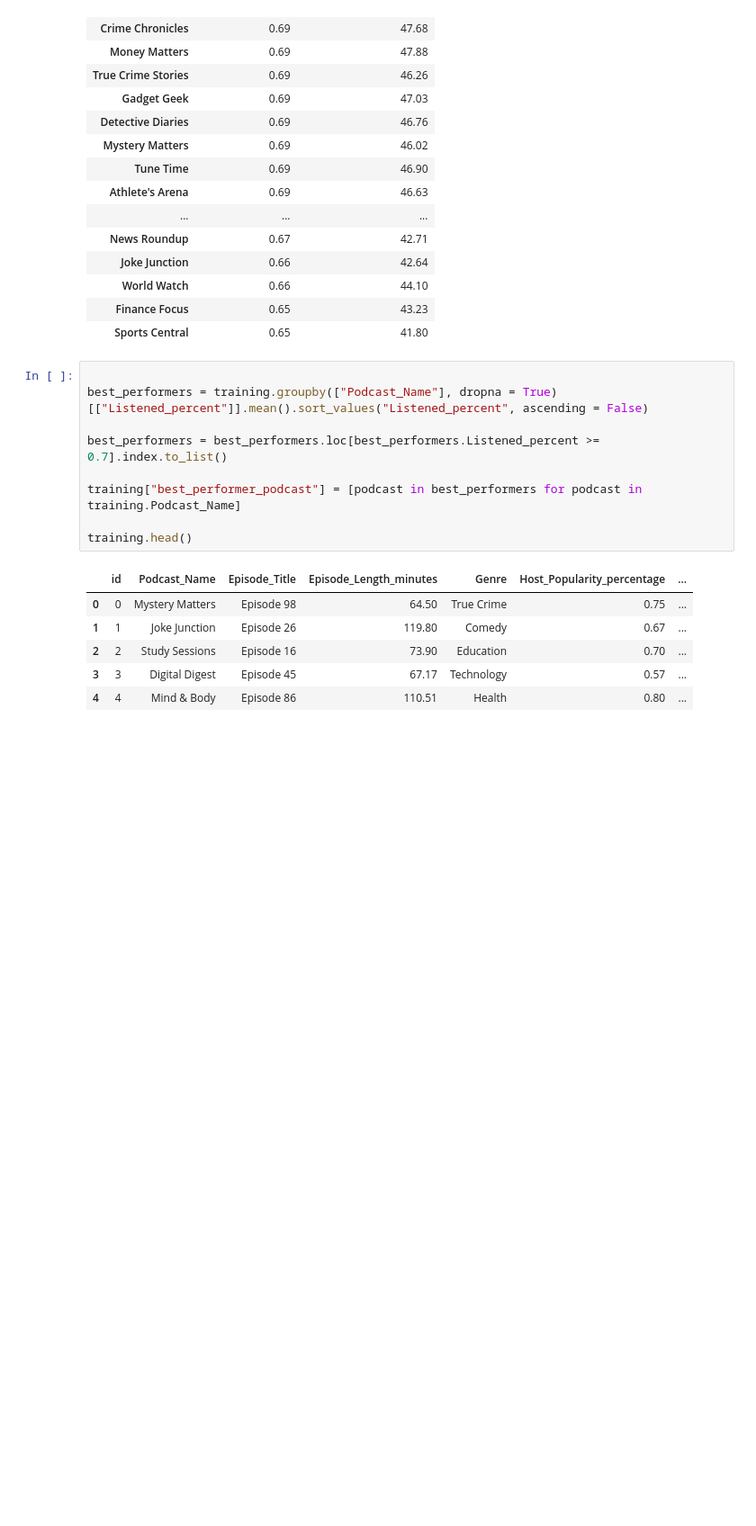
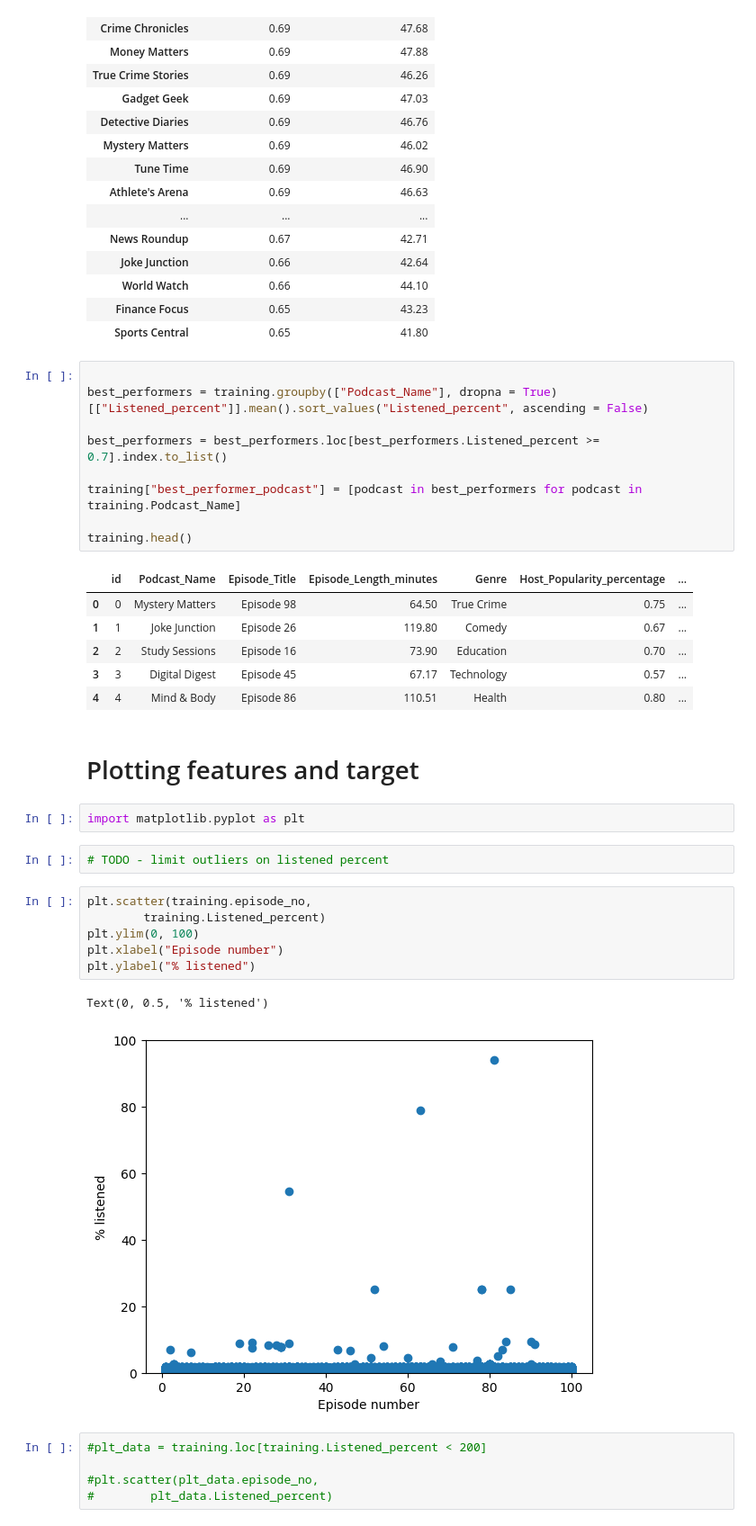
Before and after one commit to Mkranj/podcast_listening_time, a Jupyter notebook: EDA.ipynb, the cells around one changed output. Shown at 90% size. Cells and saved outputs as stored; diff of their text form; blank space fills up the shorter version.

```diff
--- a/EDA.ipynb
+++ b/EDA.ipynb
@@ -341,3 +341,23 @@ training.head()
 | 2 | 2 | Study Sessions | Episode 16 | 73.90 | Education | 0.70 | ... |
 | 3 | 3 | Digital Digest | Episode 45 | 67.17 | Technology | 0.57 | ... |
 | 4 | 4 | Mind & Body | Episode 86 | 110.51 | Health | 0.80 | ... |
+# %% [markdown]
+# Plotting features and target
+# %%
+import matplotlib.pyplot as plt
+# %%
+# TODO - limit outliers on listened percent
+# %%
+plt.scatter(training.episode_no,
+        training.Listened_percent)
+plt.ylim(0, 100)
+plt.xlabel("Episode number")
+plt.ylabel("% listened")
+# %% [output]
+Text(0, 0.5, '% listened')
+[figure, added]
+# %%
+#plt_data = training.loc[training.Listened_percent < 200]
+
+#plt.scatter(plt_data.episode_no,
+#        plt_data.Listened_percent)
```
Also changed, not shown: parts of 18 cells of this notebook, 1 other file.
